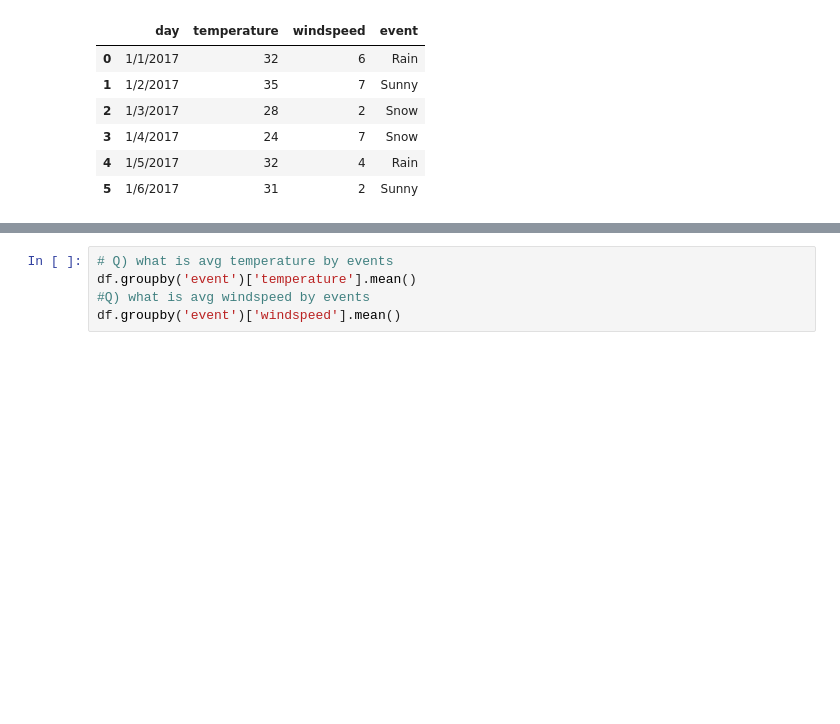
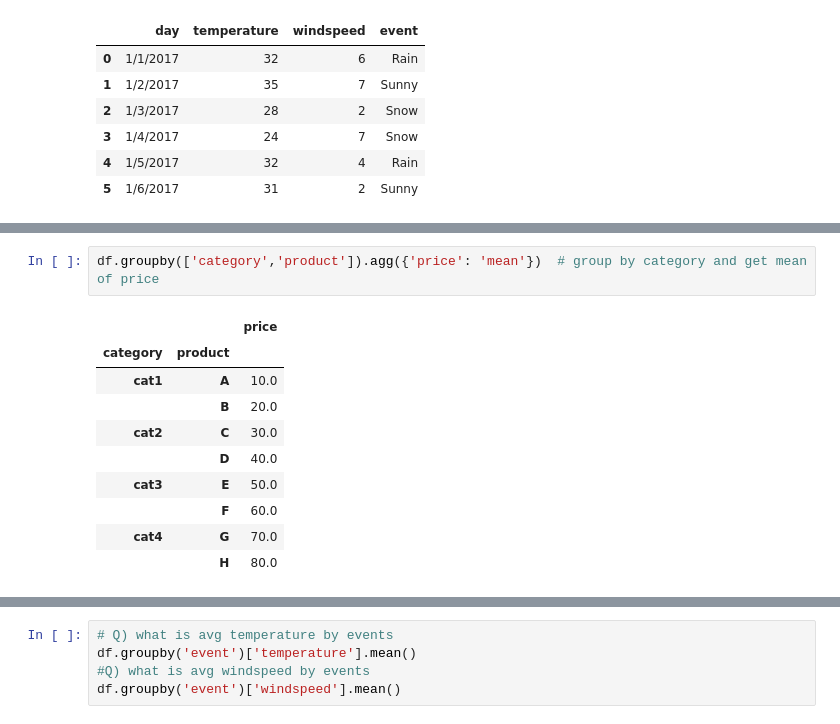
Before and after one commit to rahul8879/gen-ai-training, a Jupyter notebook: 01_PYTHON_FOR_AI/Pandas/3_Key operations on Dataframes/key_operations_on_dataframes.ipynb, the cells around one changed output, grey strips where cells are left out. Drawn from its saved outputs; the diff is of its cells as text; blank space fills up the shorter version.

```diff
--- a/01_PYTHON_FOR_AI/Pandas/3_Key operations on Dataframes/key_operations_on_dataframes.ipynb
+++ b/01_PYTHON_FOR_AI/Pandas/3_Key operations on Dataframes/key_operations_on_dataframes.ipynb
@@ -14,0 +35,13 @@ df
+# %%
+df.groupby(['category','product']).agg({'price': 'mean'})  # group by category and get mean of price
+# %% [output]
+|  |  | price |
+| category | product |  |
+| cat1 | A | 10.0 |
+|  | B | 20.0 |
+| cat2 | C | 30.0 |
+|  | D | 40.0 |
+| cat3 | E | 50.0 |
+|  | F | 60.0 |
+| cat4 | G | 70.0 |
+|  | H | 80.0 |
```
Also changed, not shown: parts of 10 cells of this notebook, 4 other files.
